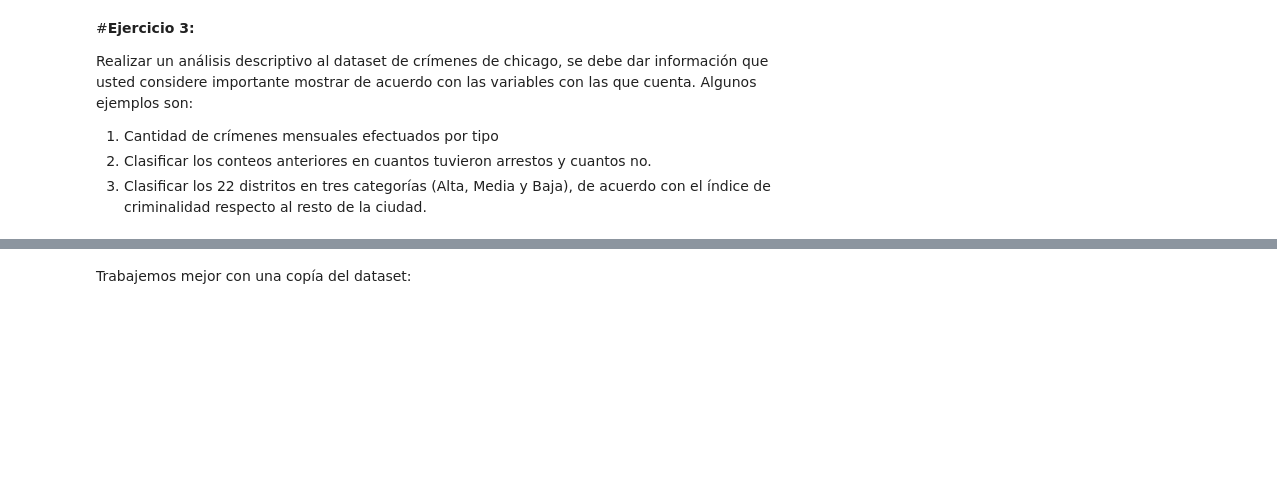
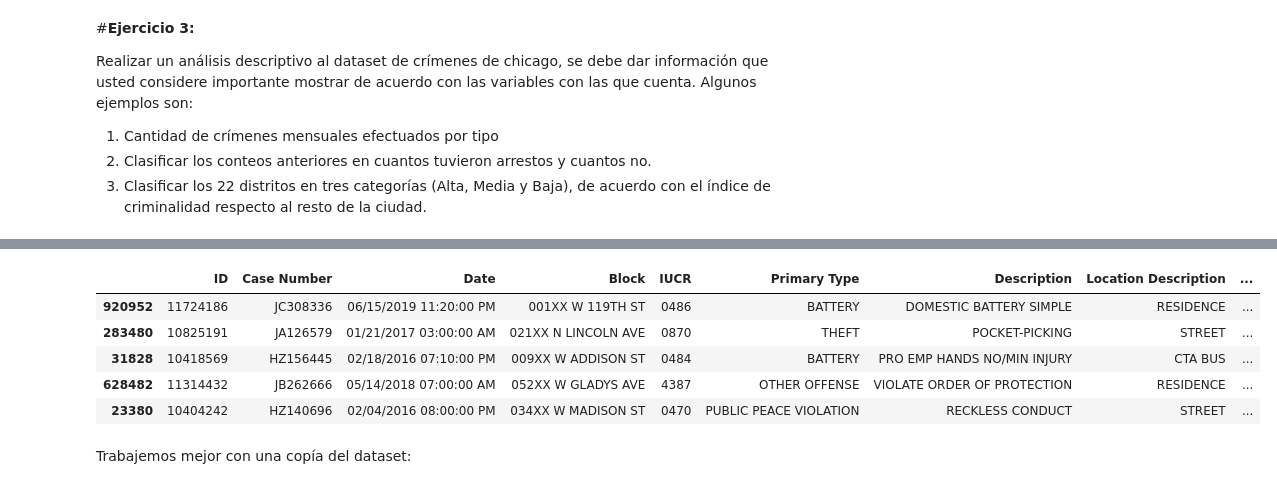
Before and after one commit to ssanchezgoe/prueba, a Jupyter notebook: prueba_CDD_ultracom_ssanchez.ipynb, the cells around one changed output, grey strips where cells are left out. Cells and saved outputs as stored; diff of their text form; code cells hidden in the pictures; blank space fills up the shorter version.

```diff
--- a/prueba_CDD_ultracom_ssanchez.ipynb
+++ b/prueba_CDD_ultracom_ssanchez.ipynb
@@ -378,3 +382,14 @@ dfc_16_19_original = pd.read_csv('/content/drive/My Drive/chicago_crimes_dataset
+# %%
+dfc_16_19_original = pd.read_csv('Crimes_-_2001_to_Present.csv?t=jhw850sl')
+
+dfc_16_19_original.sample(5)
+# %% [output]
+|  | ID | Case Number | Date | Block | IUCR | Primary Type | Description | Location Description | ... |
+| 920952 | 11724186 | JC308336 | 06/15/2019 11:20:00 PM | 001XX W 119TH ST | 0486 | BATTERY | DOMESTIC BATTERY SIMPLE | RESIDENCE | ... |
+| 283480 | 10825191 | JA126579 | 01/21/2017 03:00:00 AM | 021XX N LINCOLN AVE | 0870 | THEFT | POCKET-PICKING | STREET | ... |
+| 31828 | 10418569 | HZ156445 | 02/18/2016 07:10:00 PM | 009XX W ADDISON ST | 0484 | BATTERY | PRO EMP HANDS NO/MIN INJURY | CTA BUS | ... |
+| 628482 | 11314432 | JB262666 | 05/14/2018 07:00:00 AM | 052XX W GLADYS AVE | 4387 | OTHER OFFENSE | VIOLATE ORDER OF PROTECTION | RESIDENCE | ... |
+| 23380 | 10404242 | HZ140696 | 02/04/2016 08:00:00 PM | 034XX W MADISON ST | 0470 | PUBLIC PEACE VIOLATION | RECKLESS CONDUCT | STREET | ... |
 # %% [markdown]
 Trabajemos mejor con una copía del dataset:
 # %%
```
Also changed, not shown: parts of 13 cells of this notebook.
